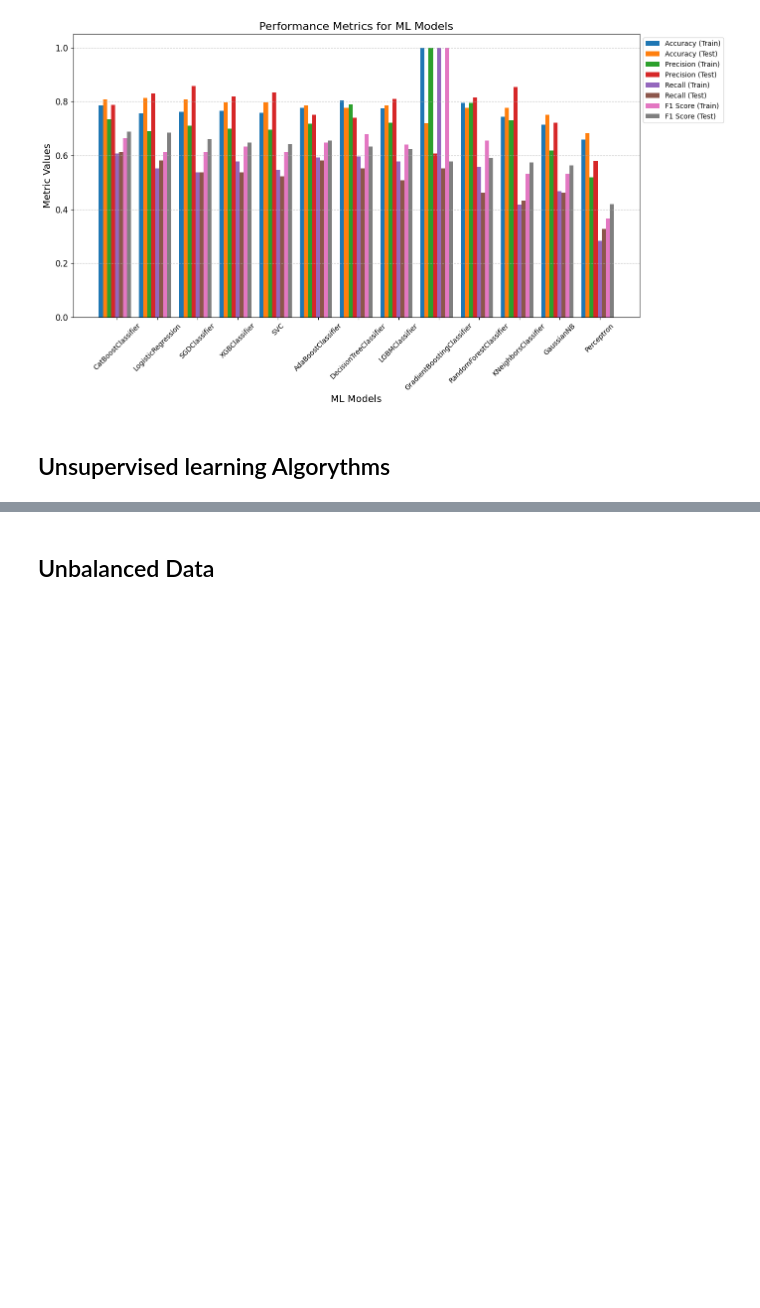
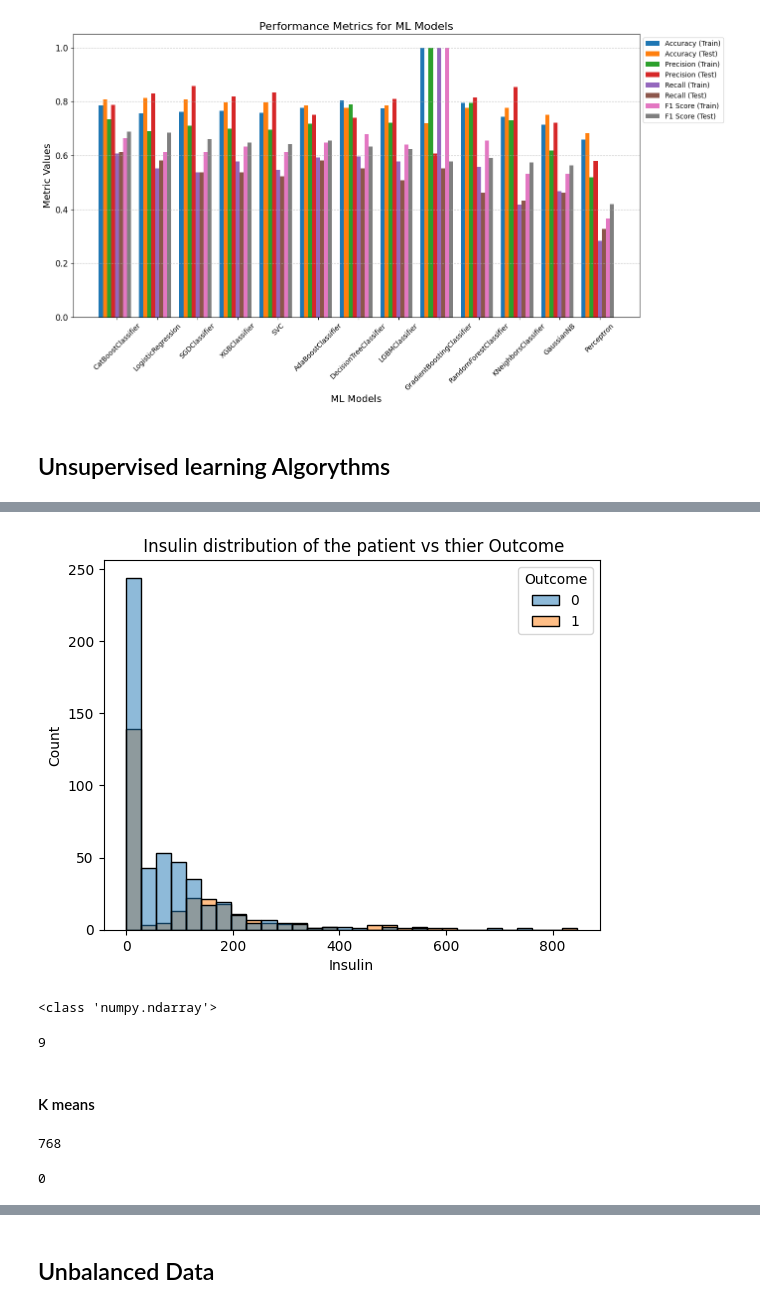
Before and after one commit to waheb-1988/machine_learning_pipeline, a Jupyter notebook: diabetes/eda.ipynb, the cells around one changed output, grey strips where cells are left out. Saved outputs shown, nothing was run; the diff lists cells and outputs as text; code cells hidden in the pictures; blank space fills up the shorter version.

```diff
--- a/diabetes/eda.ipynb
+++ b/diabetes/eda.ipynb
@@ -1608,0 +1606,20 @@ fig.show()
+# %%
+# We also want to see if there is between Insulin and Outcome status of Patient.
+plt.Figure(figsize=(6,12),dpi=200)
+sns.histplot(data = df_uns, x="Insulin" , hue= "Outcome" , bins=30)
+plt.title(" Insulin distribution of the patient vs thier Outcome")
+plt.show()
+# %% [output]
+[figure, added]
+# %%
+scaler = StandardScaler()
+df_scaled = scaler.fit_transform(df_uns)
+print(type(df_scaled))
+# %% [output]
+<class 'numpy.ndarray'>
+# %%
+print(len(df_scaled[0]))
+# %% [output]
+9
+# %% [markdown]
+#### K means
@@ -1608,0 +1630,8 @@ fig.show()
+# %%
+print(len(cluster_labels))
+# %% [output]
+768
+# %%
+cluster_labels[5]
+# %% [output]
+0
```
Also changed, not shown: parts of 37 cells of this notebook, 3 other files.
